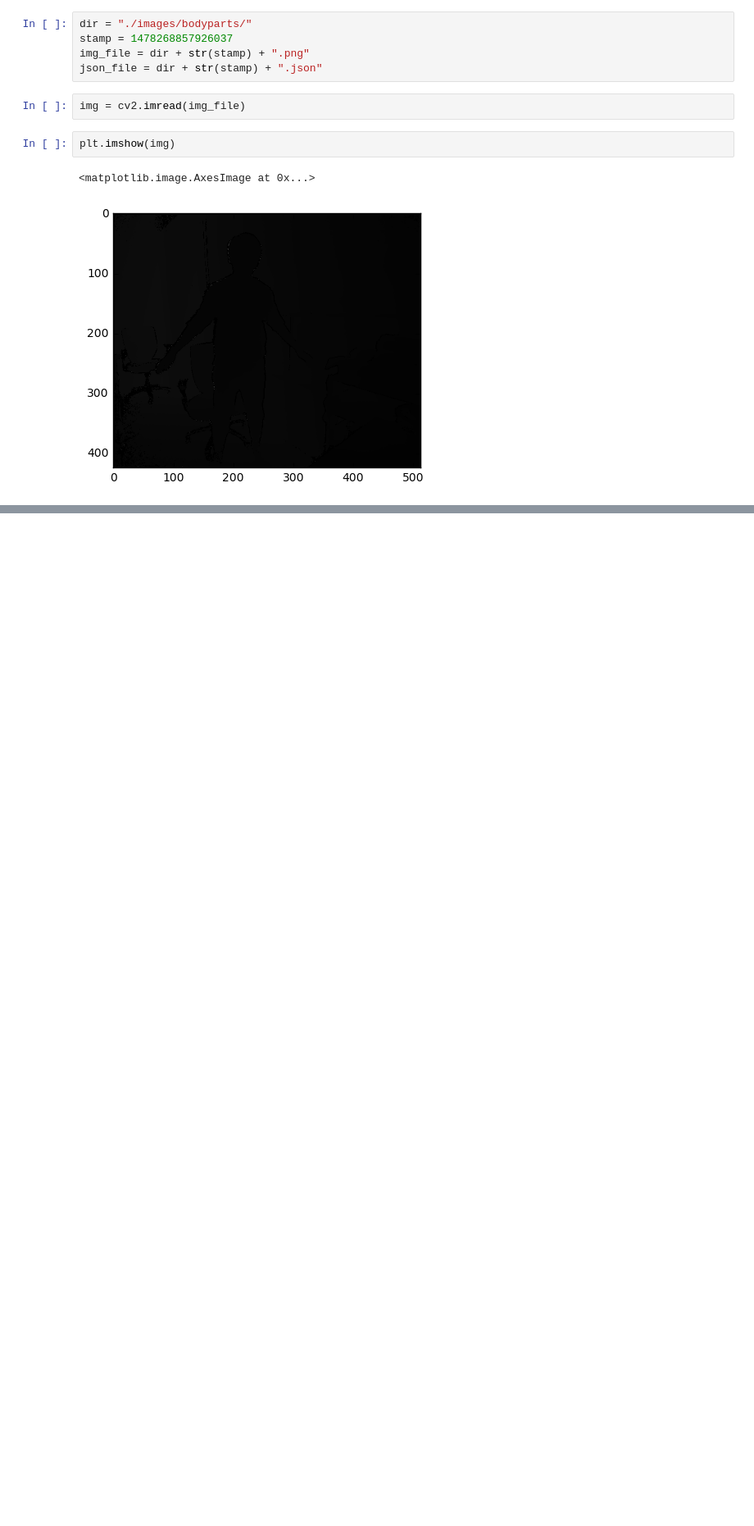
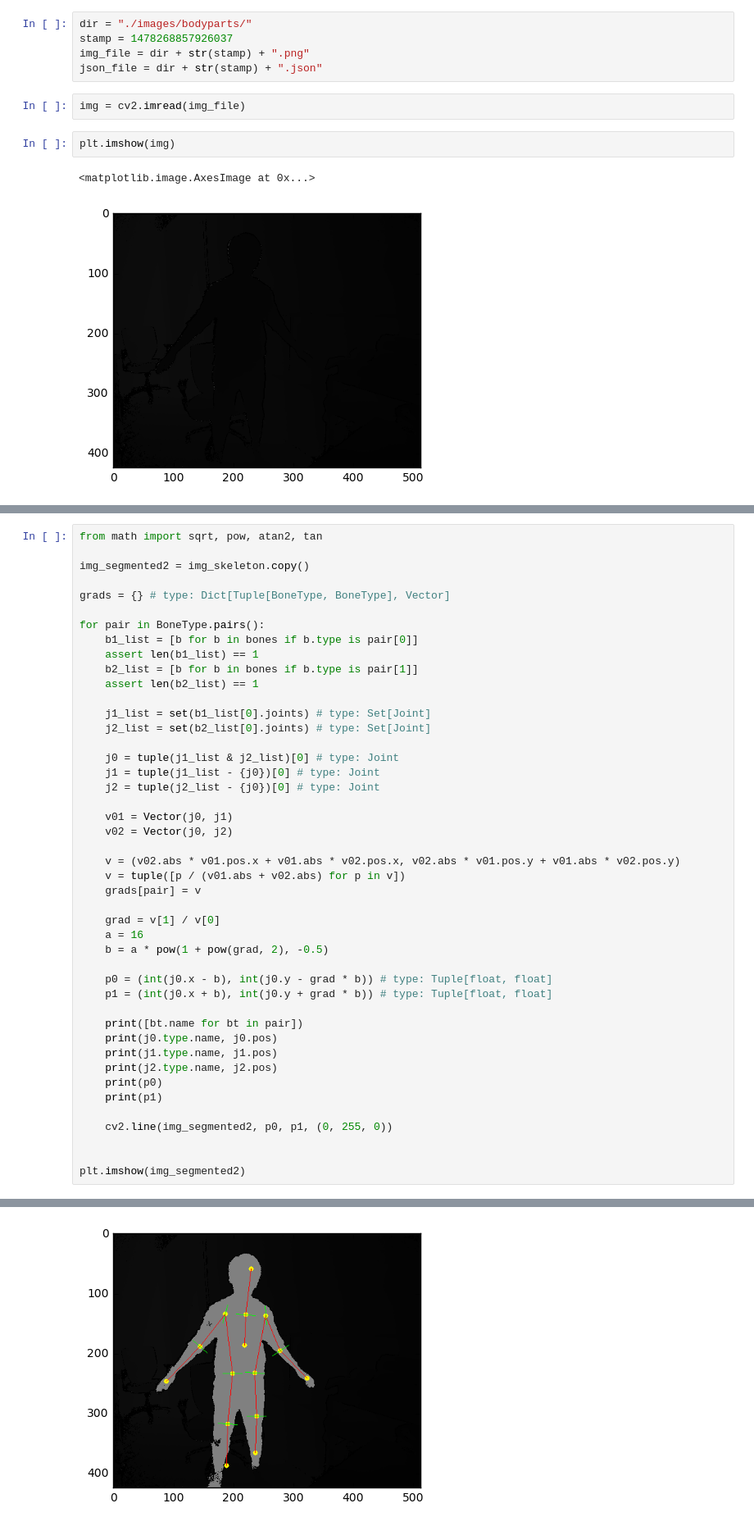
Before and after one commit to izumin5210-sandbox/notebooks, a Jupyter notebook: notebooks/segment-body-parts.ipynb, the cells around one changed output, grey strips where cells are left out. Shown: that part at 82% size. Saved outputs shown, nothing was run; the diff lists cells and outputs as text; blank space fills up the shorter version.

```diff
--- a/notebooks/segment-body-parts.ipynb
+++ b/notebooks/segment-body-parts.ipynb
@@ -245,0 +192,46 @@ plt.imshow(img_segmented2)
+# %%
+from math import sqrt, pow, atan2, tan
+
+img_segmented2 = img_skeleton.copy()
+
+grads = {} # type: Dict[Tuple[BoneType, BoneType], Vector]
+
+for pair in BoneType.pairs():
+    b1_list = [b for b in bones if b.type is pair[0]]
+    assert len(b1_list) == 1
+    b2_list = [b for b in bones if b.type is pair[1]]
+    assert len(b2_list) == 1
+
+    j1_list = set(b1_list[0].joints) # type: Set[Joint]
+    j2_list = set(b2_list[0].joints) # type: Set[Joint]
+
+    j0 = tuple(j1_list & j2_list)[0] # type: Joint
+    j1 = tuple(j1_list - {j0})[0] # type: Joint
+    j2 = tuple(j2_list - {j0})[0] # type: Joint
+
+    v01 = Vector(j0, j1)
+    v02 = Vector(j0, j2)
+
+    v = (v02.abs * v01.pos.x + v01.abs * v02.pos.x, v02.abs * v01.pos.y + v01.abs * v02.pos.y)
+    v = tuple([p / (v01.abs + v02.abs) for p in v])
+    grads[pair] = v
+
+    grad = v[1] / v[0]
+    a = 16
+    b = a * pow(1 + pow(grad, 2), -0.5)
+
+    p0 = (int(j0.x - b), int(j0.y - grad * b)) # type: Tuple[float, float]
+    p1 = (int(j0.x + b), int(j0.y + grad * b)) # type: Tuple[float, float]
+
+    print([bt.name for bt in pair])
+    print(j0.type.name, j0.pos)
+    print(j1.type.name, j1.pos)
+    print(j2.type.name, j2.pos)
+    print(p0)
+    print(p1)
+
+    cv2.line(img_segmented2, p0, p1, (0, 255, 0))
+
+
+plt.imshow(img_segmented2)
+# %% [output]
@@ -245,0 +256 @@ plt.imshow(img_segmented2)
+[figure, added]
```
Also changed, not shown: parts of 12 cells of this notebook.
